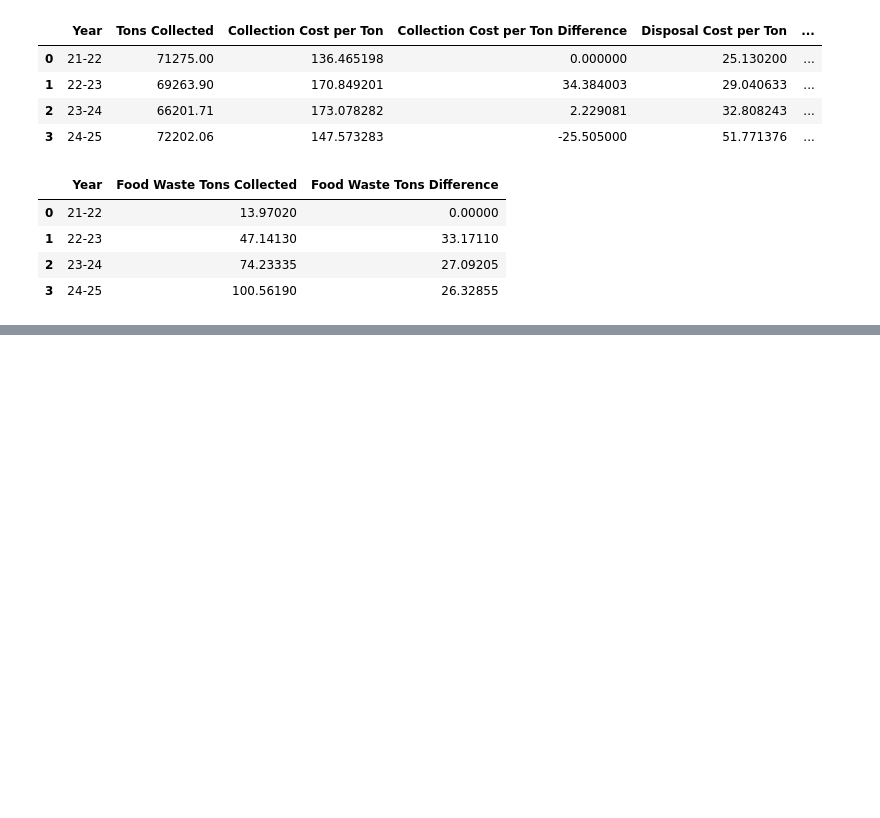
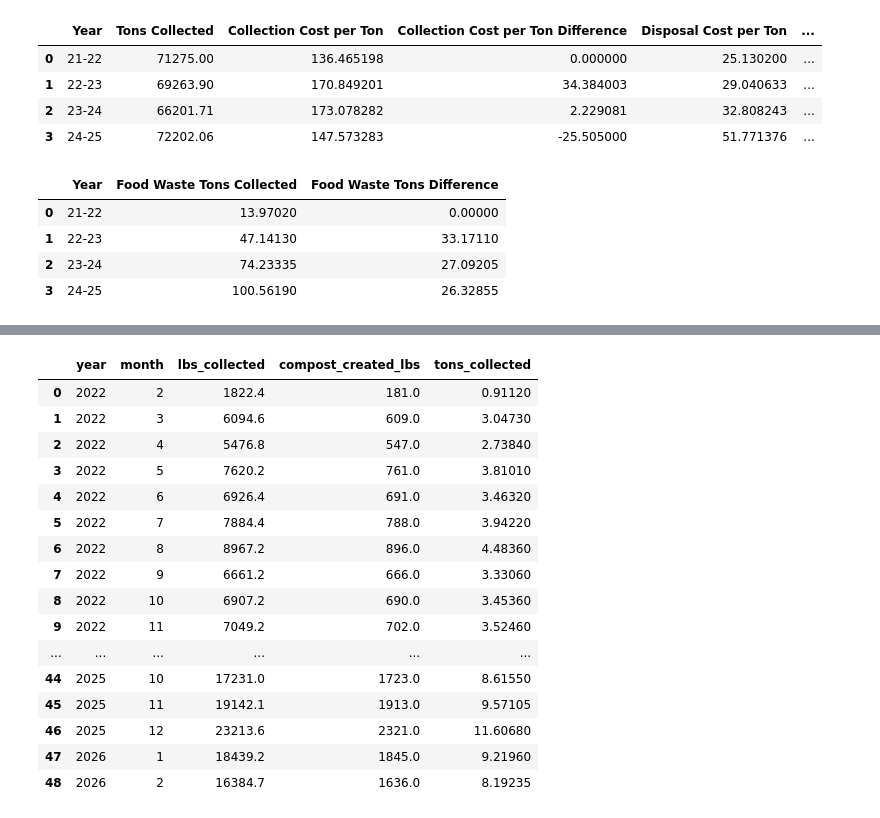
Before and after one commit to a-vargasmarte/food-waste-recycling-impact, a Jupyter notebook: notebook/DataExploration.ipynb, the cells around one changed output, grey strips where cells are left out. Drawn from its saved outputs; the diff is of its cells as text; code cells hidden in the pictures; blank space fills up the shorter version.

```diff
--- a/notebook/DataExploration.ipynb
+++ b/notebook/DataExploration.ipynb
@@ -1109,0 +1140,24 @@ fig_food_waste_diff.show()
+# %%
+# Create df_monthly_sum with month column and group by year/month
+df_monthly_sum = df_cleaner.copy()
+df_monthly_sum['month'] = df_monthly_sum['date_collection_datetime'].dt.month
+df_monthly_sum = df_monthly_sum.groupby(['year', 'month'])[['lbs_collected', 'compost_created_lbs', 'tons_collected']].sum().reset_index()
+df_monthly_sum
+# %% [output]
+|  | year | month | lbs_collected | compost_created_lbs | tons_collected |
+| 0 | 2022 | 2 | 1822.4 | 181.0 | 0.91120 |
+| 1 | 2022 | 3 | 6094.6 | 609.0 | 3.04730 |
+| 2 | 2022 | 4 | 5476.8 | 547.0 | 2.73840 |
+| 3 | 2022 | 5 | 7620.2 | 761.0 | 3.81010 |
+| 4 | 2022 | 6 | 6926.4 | 691.0 | 3.46320 |
+| 5 | 2022 | 7 | 7884.4 | 788.0 | 3.94220 |
+| 6 | 2022 | 8 | 8967.2 | 896.0 | 4.48360 |
+| 7 | 2022 | 9 | 6661.2 | 666.0 | 3.33060 |
+| 8 | 2022 | 10 | 6907.2 | 690.0 | 3.45360 |
+| 9 | 2022 | 11 | 7049.2 | 702.0 | 3.52460 |
+| ... | ... | ... | ... | ... | ... |
+| 44 | 2025 | 10 | 17231.0 | 1723.0 | 8.61550 |
+| 45 | 2025 | 11 | 19142.1 | 1913.0 | 9.57105 |
+| 46 | 2025 | 12 | 23213.6 | 2321.0 | 11.60680 |
+| 47 | 2026 | 1 | 18439.2 | 1845.0 | 9.21960 |
+| 48 | 2026 | 2 | 16384.7 | 1636.0 | 8.19235 |
```
Also changed, not shown: parts of 7 cells of this notebook.
